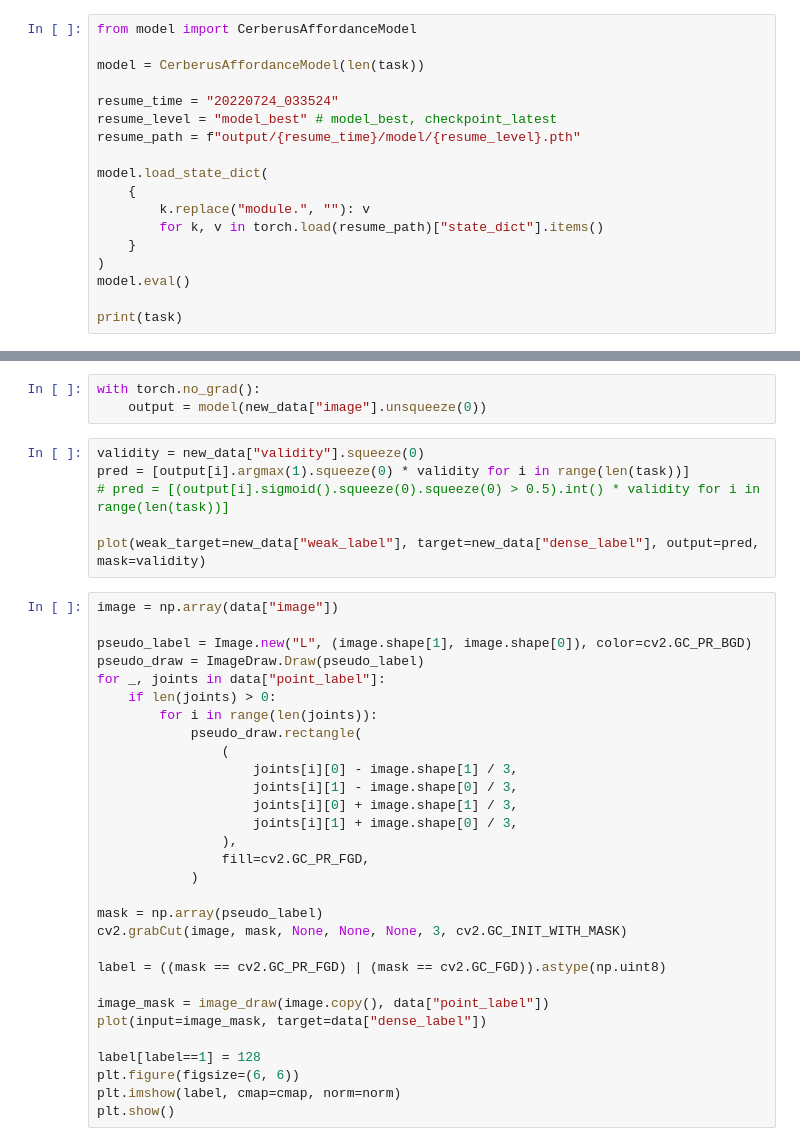
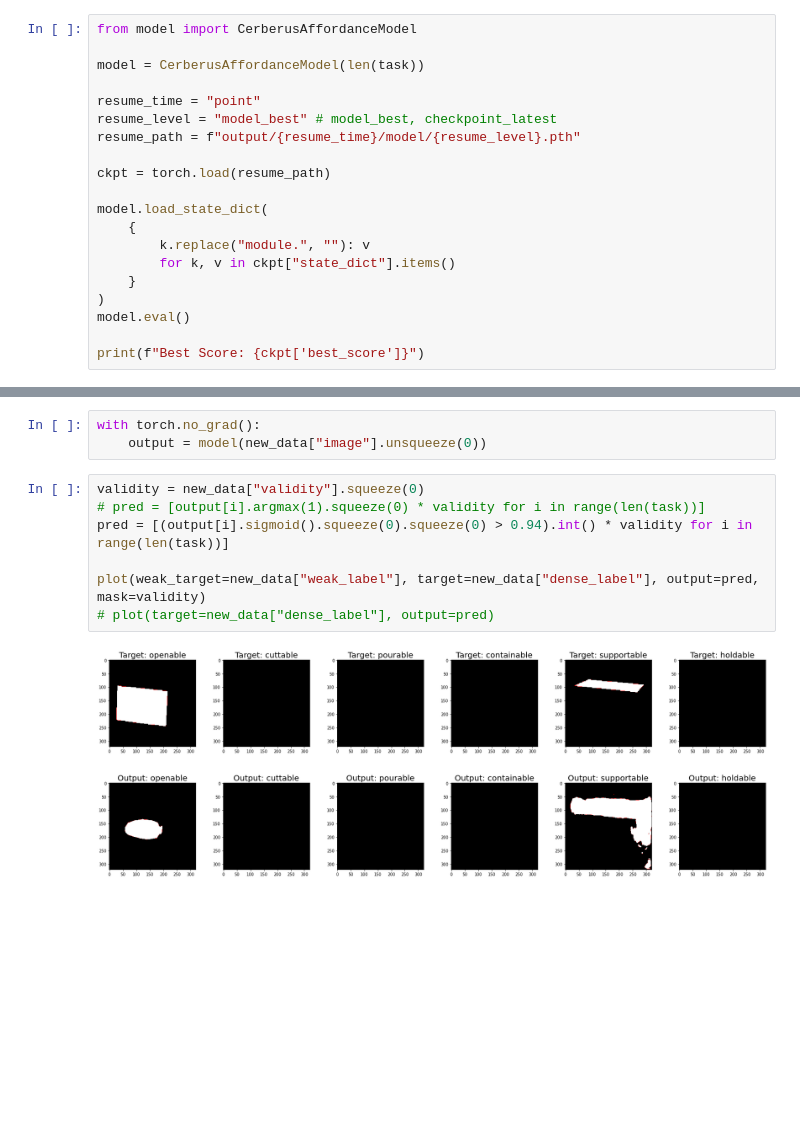
Before and after one commit to leiyaocui/STRAP, a Jupyter notebook: test.ipynb, the cells around one changed output, grey strips where cells are left out. Cells and saved outputs as stored; diff of their text form; blank space fills up the shorter version.

```diff
--- a/test.ipynb
+++ b/test.ipynb
@@ -88,16 +88,18 @@ from model import CerberusAffordanceModel
 
 model = CerberusAffordanceModel(len(task))
 
-resume_time = "20220724_033524"
+resume_time = "point"
 resume_level = "model_best" # model_best, checkpoint_latest
 resume_path = f"output/{resume_time}/model/{resume_level}.pth"
+
+ckpt = torch.load(resume_path)
 
 model.load_state_dict(
     {
         k.replace("module.", ""): v
-        for k, v in torch.load(resume_path)["state_dict"].items()
+        for k, v in ckpt["state_dict"].items()
     }
 )
 model.eval()
 
-print(task)
+print(f"Best Score: {ckpt['best_score']}")
@@ -180,37 +188,11 @@ with torch.no_grad():
     output = model(new_data["image"].unsqueeze(0))
 # %%
 validity = new_data["validity"].squeeze(0)
-pred = [output[i].argmax(1).squeeze(0) * validity for i in range(len(task))]
-# pred = [(output[i].sigmoid().squeeze(0).squeeze(0) > 0.5).int() * validity for i in range(len(task))]
+# pred = [output[i].argmax(1).squeeze(0) * validity for i in range(len(task))]
+pred = [(output[i].sigmoid().squeeze(0).squeeze(0) > 0.94).int() * validity for i in range(len(task))]
 
 plot(weak_target=new_data["weak_label"], target=new_data["dense_label"], output=pred, mask=validity)
+# plot(target=new_data["dense_label"], output=pred)
+# %% [output]
+[figure, added]
+[figure, added]
-# %%
-image = np.array(data["image"])
-
-pseudo_label = Image.new("L", (image.shape[1], image.shape[0]), color=cv2.GC_PR_BGD)
-pseudo_draw = ImageDraw.Draw(pseudo_label)
-for _, joints in data["point_label"]:
-    if len(joints) > 0:
-        for i in range(len(joints)):
-            pseudo_draw.rectangle(
-                (
-                    joints[i][0] - image.shape[1] / 3,
-                    joints[i][1] - image.shape[0] / 3,
-                    joints[i][0] + image.shape[1] / 3,
-                    joints[i][1] + image.shape[0] / 3,
-                ),
-                fill=cv2.GC_PR_FGD,
-            )
-
-mask = np.array(pseudo_label)
-cv2.grabCut(image, mask, None, None, None, 3, cv2.GC_INIT_WITH_MASK)
-
-label = ((mask == cv2.GC_PR_FGD) | (mask == cv2.GC_FGD)).astype(np.uint8)
-
-image_mask = image_draw(image.copy(), data["point_label"])
-plot(input=image_mask, target=data["dense_label"])
-
-label[label==1] = 128
-plt.figure(figsize=(6, 6))
-plt.imshow(label, cmap=cmap, norm=norm)
-plt.show()
```
Also changed, not shown: parts of 14 cells of this notebook, 18 other files.
